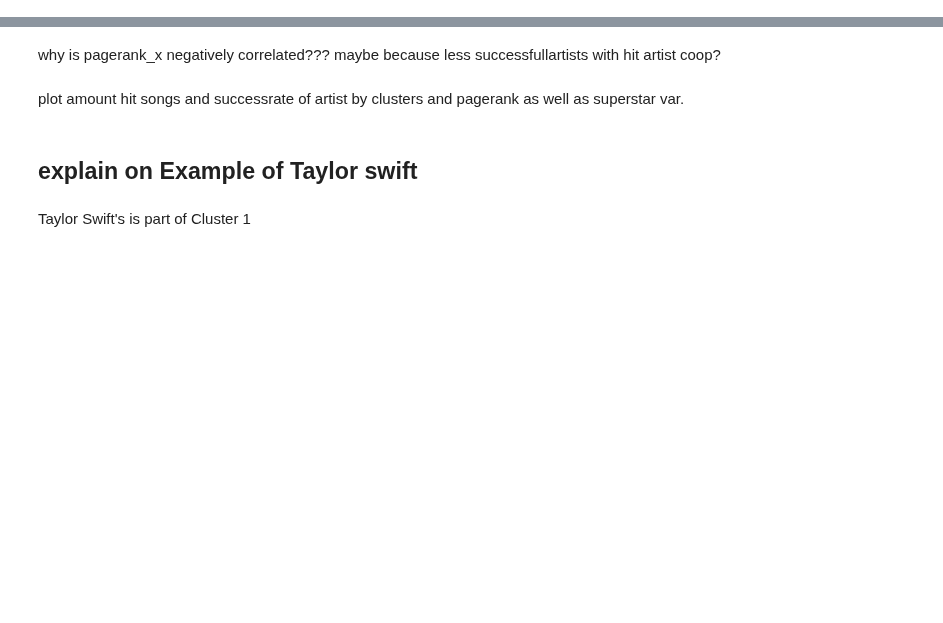
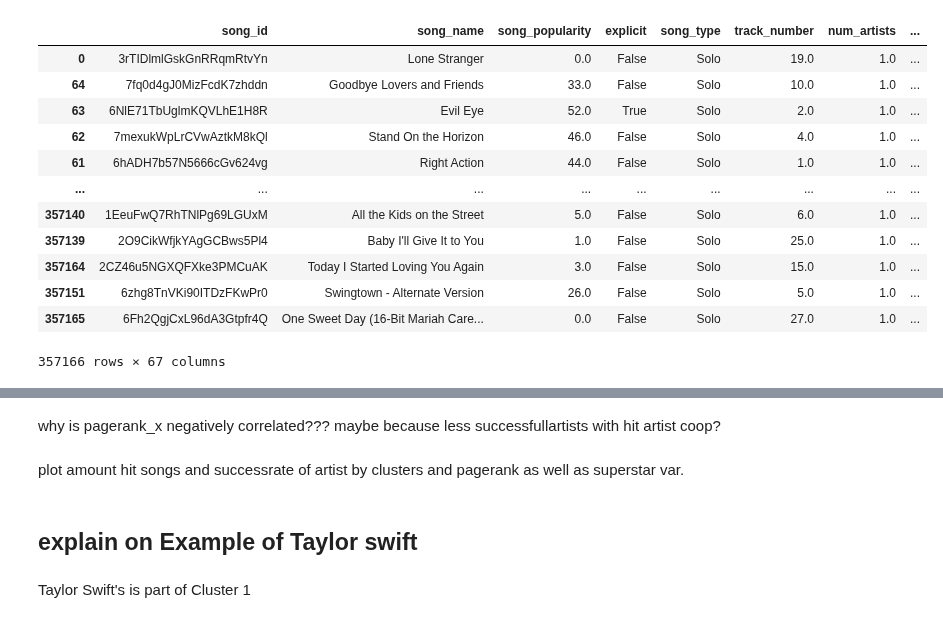
Before and after one commit to l4vd/Ba_first_tries, a Jupyter notebook: models/Original_MLP/Network_Analysis.ipynb, the cells around one changed output, grey strips where cells are left out. Cells and saved outputs as stored; diff of their text form; code cells hidden in the pictures; blank space fills up the shorter version.

```diff
--- a/models/Original_MLP/Network_Analysis.ipynb
+++ b/models/Original_MLP/Network_Analysis.ipynb
@@ -32,0 +44,16 @@ plt.show()          #this and boxplot to check which sup var is best
+# %%
+data
+# %% [output]
+|  | song_id | song_name | song_popularity | explicit | song_type | track_number | num_artists | ... |
+| 0 | 3rTIDlmlGskGnRRqmRtvYn | Lone Stranger | 0.0 | False | Solo | 19.0 | 1.0 | ... |
+| 64 | 7fq0d4gJ0MizFcdK7zhddn | Goodbye Lovers and Friends | 33.0 | False | Solo | 10.0 | 1.0 | ... |
+| 63 | 6NlE71TbUglmKQVLhE1H8R | Evil Eye | 52.0 | True | Solo | 2.0 | 1.0 | ... |
+| 62 | 7mexukWpLrCVwAztkM8kQl | Stand On the Horizon | 46.0 | False | Solo | 4.0 | 1.0 | ... |
+| 61 | 6hADH7b57N5666cGv624vg | Right Action | 44.0 | False | Solo | 1.0 | 1.0 | ... |
+| ... | ... | ... | ... | ... | ... | ... | ... | ... |
+| 357140 | 1EeuFwQ7RhTNlPg69LGUxM | All the Kids on the Street | 5.0 | False | Solo | 6.0 | 1.0 | ... |
+| 357139 | 2O9CikWfjkYAgGCBws5Pl4 | Baby I'll Give It to You | 1.0 | False | Solo | 25.0 | 1.0 | ... |
+| 357164 | 2CZ46u5NGXQFXke3PMCuAK | Today I Started Loving You Again | 3.0 | False | Solo | 15.0 | 1.0 | ... |
+| 357151 | 6zhg8TnVKi90ITDzFKwPr0 | Swingtown - Alternate Version | 26.0 | False | Solo | 5.0 | 1.0 | ... |
+| 357165 | 6Fh2QgjCxL96dA3Gtpfr4Q | One Sweet Day (16-Bit Mariah Care... | 0.0 | False | Solo | 27.0 | 1.0 | ... |
+357166 rows × 67 columns
```
Also changed, not shown: parts of 7 cells of this notebook.
